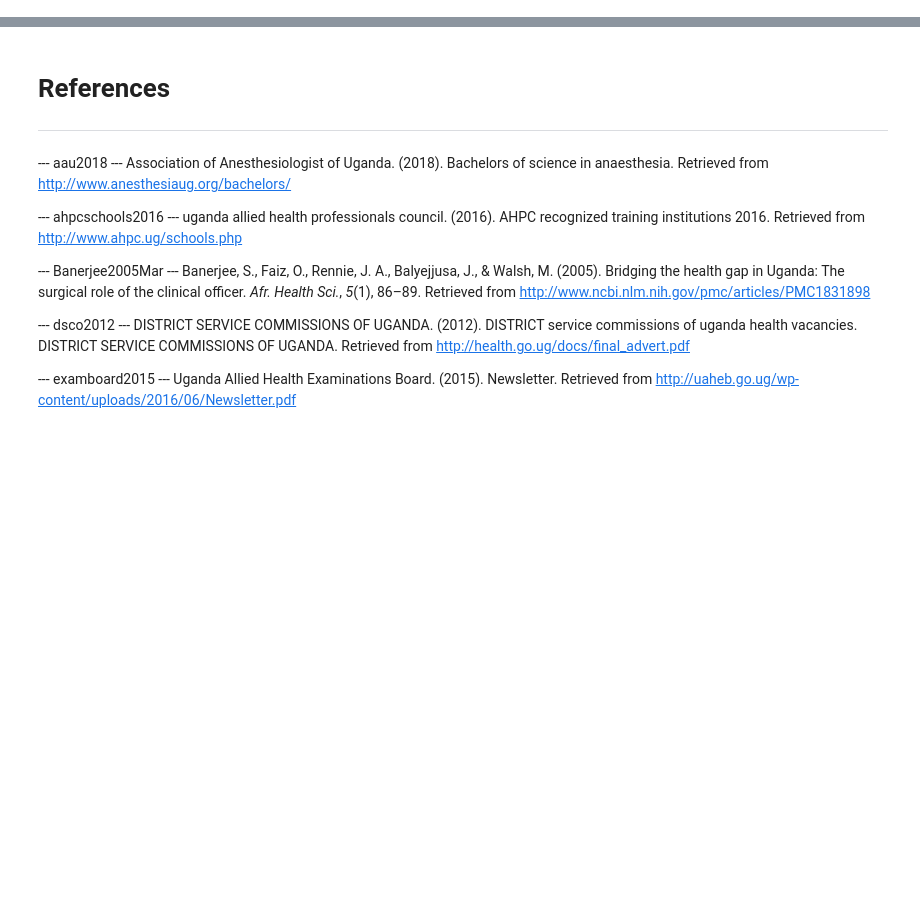
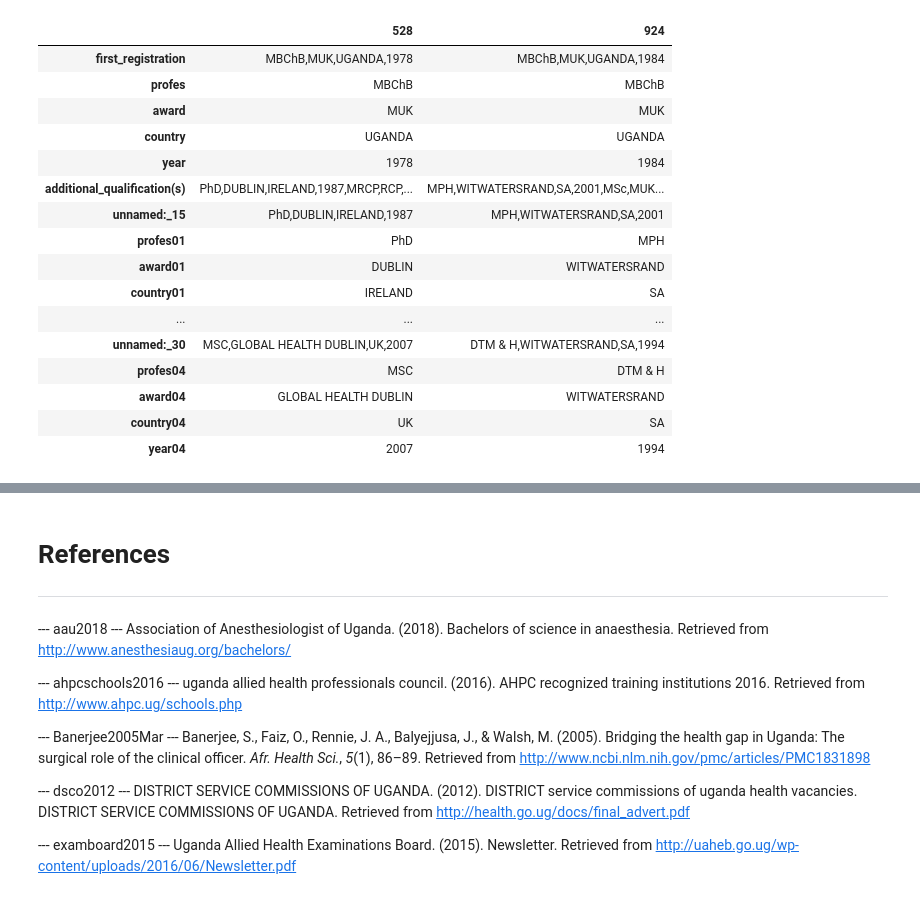
Before and after one commit to alexgoodell/uganda-model, a Jupyter notebook: model/py/uganda-model.ipynb, the cells around one changed output, grey strips where cells are left out. Saved outputs shown, nothing was run; the diff lists cells and outputs as text; code cells hidden in the pictures; blank space fills up the shorter version.

```diff
--- a/model/py/uganda-model.ipynb
+++ b/model/py/uganda-model.ipynb
@@ -42,14 +55,35 @@ nprint(df.columns)
 # %%
 # Let's find what all these columns are for
+
 # Find all rows with null values in any column
 any_null = df.isnull().any(axis=1)
+
 # Find the inverse
 not_any_null = any_null.apply(lambda x: not x)
+
 # Print the columns of question for a few rows, (transformed then limited to ten cols, which are now rows)
-df[not_any_null][['first_qualification', 'profes', 'award', 'country', 'year', 'additional_qualification(s)',
+df[not_any_null][['first_registration', 'profes', 'award', 'country', 'year', 'additional_qualification(s)',
                   'unnamed:_15','profes01','award01','country01', 'year01','unnamed:_20', 'profes02','award02',
                   'country02','year02', 'unnamed:_25','profes03', 'award03','country03', 'year03', 'unnamed:_30',
-                  'profes04','award04', 'country04','year04' ]][:2].T[:10]
+                  'profes04','award04', 'country04','year04' ]][:2].T
+# %% [output]
+|  | 528 | 924 |
+| first_registration | MBChB,MUK,UGANDA,1978 | MBChB,MUK,UGANDA,1984 |
+| profes | MBChB | MBChB |
+| award | MUK | MUK |
+| country | UGANDA | UGANDA |
+| year | 1978 | 1984 |
+| additional_qualification(s) | PhD,DUBLIN,IRELAND,1987,MRCP,RCP,... | MPH,WITWATERSRAND,SA,2001,MSc,MUK... |
+| unnamed:_15 | PhD,DUBLIN,IRELAND,1987 | MPH,WITWATERSRAND,SA,2001 |
+| profes01 | PhD | MPH |
+| award01 | DUBLIN | WITWATERSRAND |
+| country01 | IRELAND | SA |
+| ... | ... | ... |
+| unnamed:_30 | MSC,GLOBAL HEALTH DUBLIN,UK,2007 | DTM & H,WITWATERSRAND,SA,1994 |
+| profes04 | MSC | DTM & H |
+| award04 | GLOBAL HEALTH DUBLIN | WITWATERSRAND |
+| country04 | UK | SA |
+| year04 | 2007 | 1994 |
 # %%
 # Rename columns to more useful
 df = df.rename(columns={
```
Also changed, not shown: parts of 19 cells of this notebook, 4 other files.
